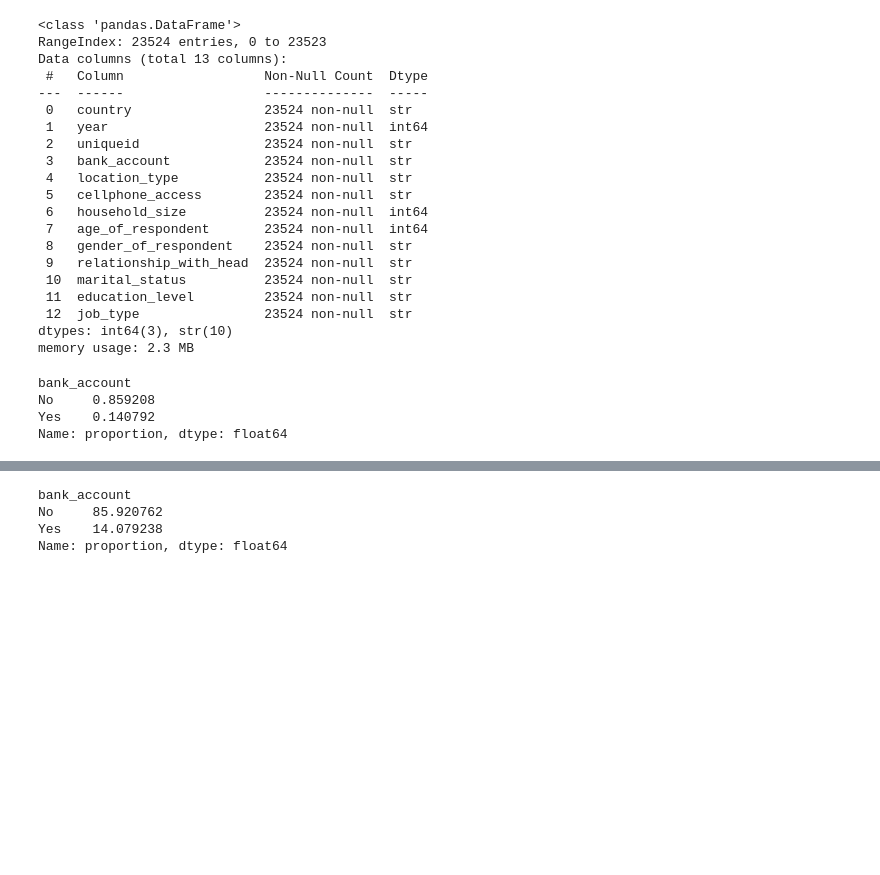
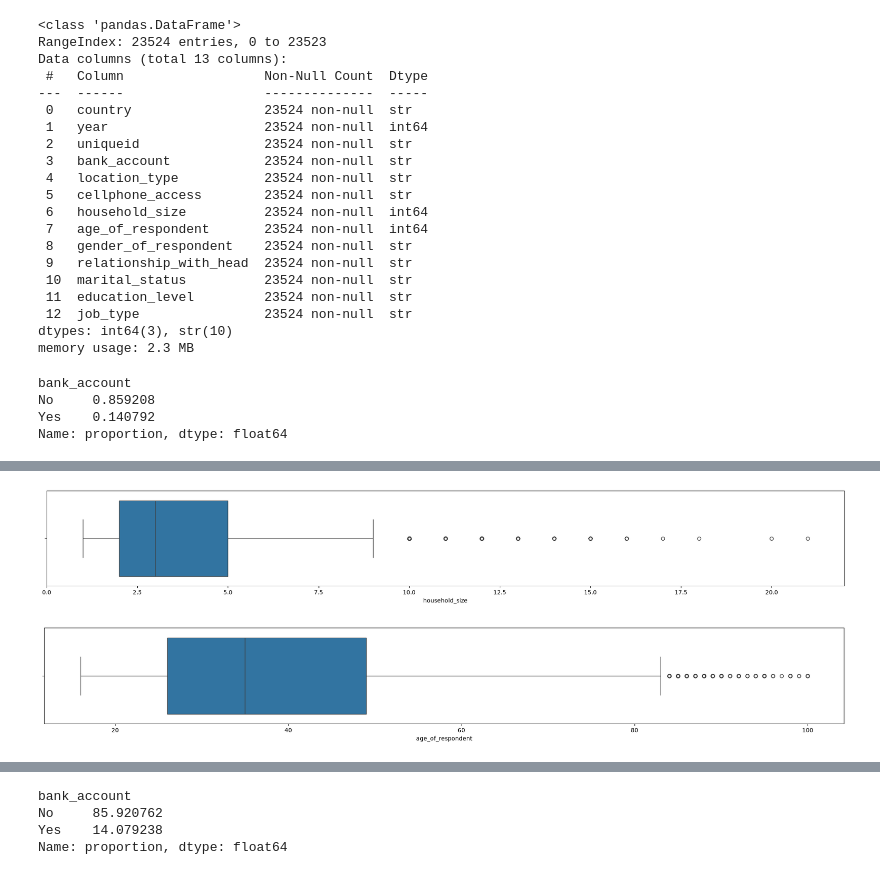
Before and after one commit to abdoulmouhamed99/inclusion-financiere, a Jupyter notebook: notebooks/01_exploration.ipynb, the cells around one changed output, grey strips where cells are left out. Drawn from its saved outputs; the diff is of its cells as text; code cells hidden in the pictures; blank space fills up the shorter version.

```diff
--- a/notebooks/01_exploration.ipynb
+++ b/notebooks/01_exploration.ipynb
@@ -33,0 +121,14 @@ Name: proportion, dtype: float64
+# %%
+# fonction boxplots
+def boxplot_func(col):
+  plt.figure(figsize=(25,3))
+  sns.boxplot(x=df[col])
+  plt.show()
+
+
+# boxplots des toutes les variables quantitatives
+for col in ["household_size", "age_of_respondent"]:
+    boxplot_func(col)
+# %% [output]
+[figure, added]
+[figure, added]
```
Also changed, not shown: parts of 14 cells of this notebook.
